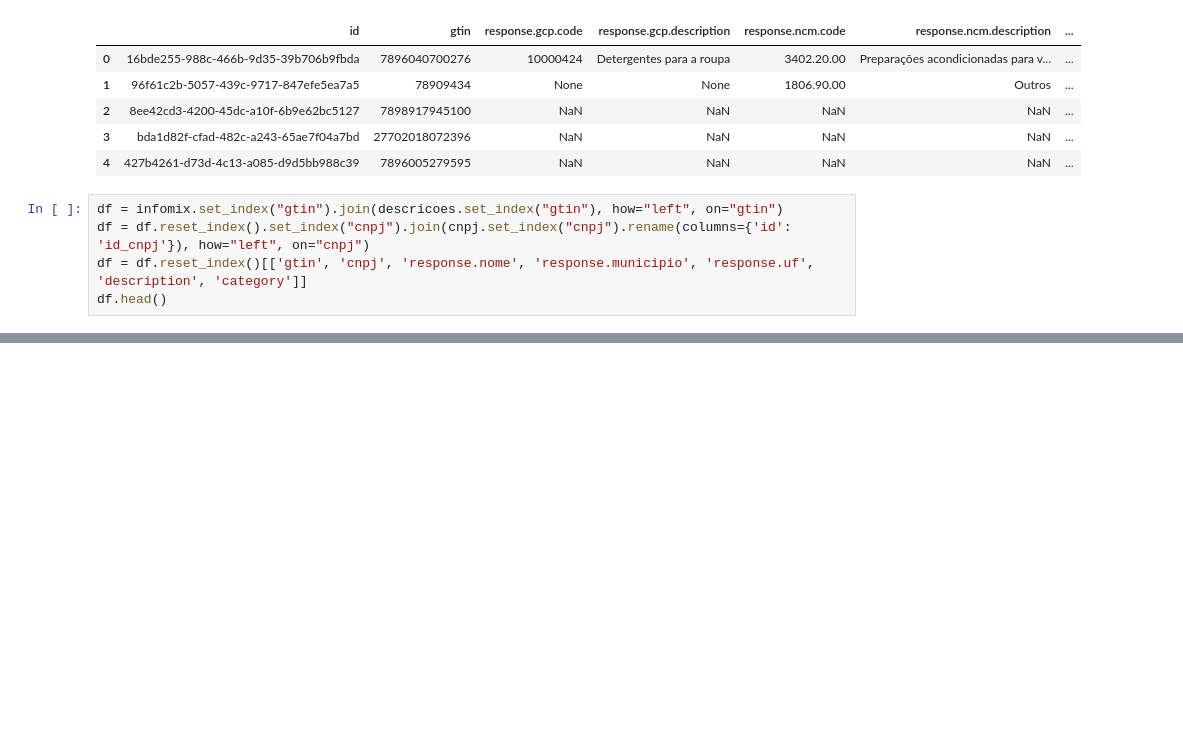
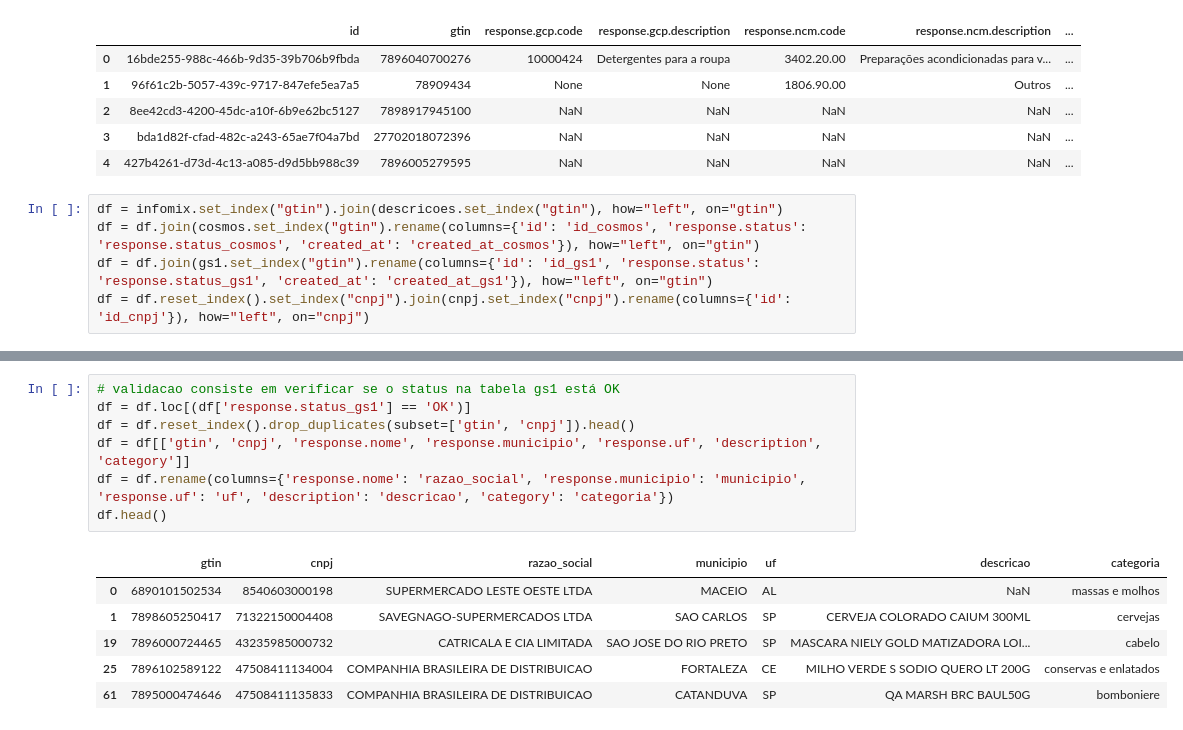
Before and after one commit to pedroafleite/data-etl, a Jupyter notebook: data_etl.ipynb, the cells around one changed output, grey strips where cells are left out. Cells and saved outputs as stored; diff of their text form; blank space fills up the shorter version.

```diff
--- a/data_etl.ipynb
+++ b/data_etl.ipynb
@@ -94,6 +90,6 @@ cosmos.head()
 | 4 | 427b4261-d73d-4c13-a085-d9d5bb988c39 | 7896005279595 | NaN | NaN | NaN | NaN | ... |
 # %%
 df = infomix.set_index("gtin").join(descricoes.set_index("gtin"), how="left", on="gtin")
+df = df.join(cosmos.set_index("gtin").rename(columns={'id': 'id_cosmos', 'response.status': 'response.status_cosmos', 'created_at': 'created_at_cosmos'}), how="left", on="gtin")
+df = df.join(gs1.set_index("gtin").rename(columns={'id': 'id_gs1', 'response.status': 'response.status_gs1', 'created_at': 'created_at_gs1'}), how="left", on="gtin")
 df = df.reset_index().set_index("cnpj").join(cnpj.set_index("cnpj").rename(columns={'id': 'id_cnpj'}), how="left", on="cnpj")
-df = df.reset_index()[['gtin', 'cnpj', 'response.nome', 'response.municipio', 'response.uf', 'description', 'category']]
-df.head()
@@ -122,0 +103,14 @@ df.head(100)
+# %%
+# validacao consiste em verificar se o status na tabela gs1 está OK
+df = df.loc[(df['response.status_gs1'] == 'OK')]
+df = df.reset_index().drop_duplicates(subset=['gtin', 'cnpj']).head()
+df = df[['gtin', 'cnpj', 'response.nome', 'response.municipio', 'response.uf', 'description', 'category']]
+df = df.rename(columns={'response.nome': 'razao_social', 'response.municipio': 'municipio', 'response.uf': 'uf', 'description': 'descricao', 'category': 'categoria'})
+df.head()
+# %% [output]
+|  | gtin | cnpj | razao_social | municipio | uf | descricao | categoria |
+| 0 | 6890101502534 | 8540603000198 | SUPERMERCADO LESTE OESTE LTDA | MACEIO | AL | NaN | massas e molhos |
+| 1 | 7898605250417 | 71322150004408 | SAVEGNAGO-SUPERMERCADOS LTDA | SAO CARLOS | SP | CERVEJA COLORADO CAIUM 300ML | cervejas |
+| 19 | 7896000724465 | 43235985000732 | CATRICALA E CIA LIMITADA | SAO JOSE DO RIO PRETO | SP | MASCARA NIELY GOLD MATIZADORA LOI... | cabelo |
+| 25 | 7896102589122 | 47508411134004 | COMPANHIA BRASILEIRA DE DISTRIBUICAO | FORTALEZA | CE | MILHO VERDE S SODIO QUERO LT 200G | conservas e enlatados |
+| 61 | 7895000474646 | 47508411135833 | COMPANHIA BRASILEIRA DE DISTRIBUICAO | CATANDUVA | SP | QA MARSH BRC BAUL50G | bomboniere |
```
Also changed, not shown: parts of 7 cells of this notebook.
